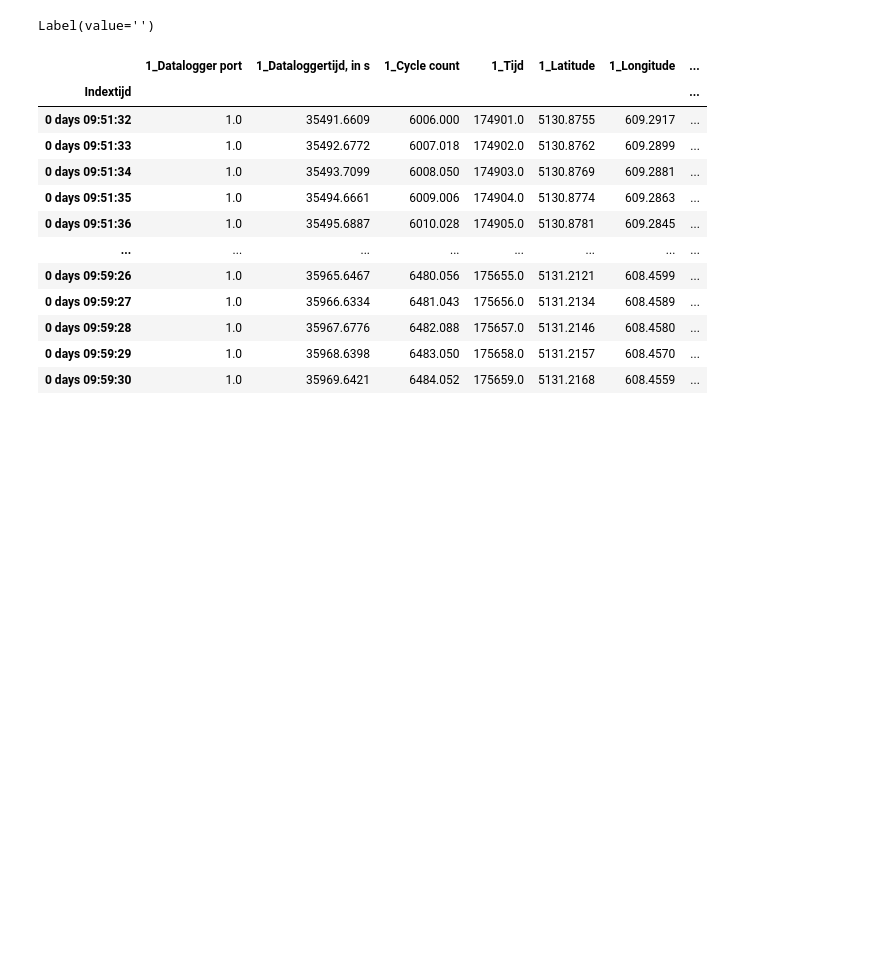
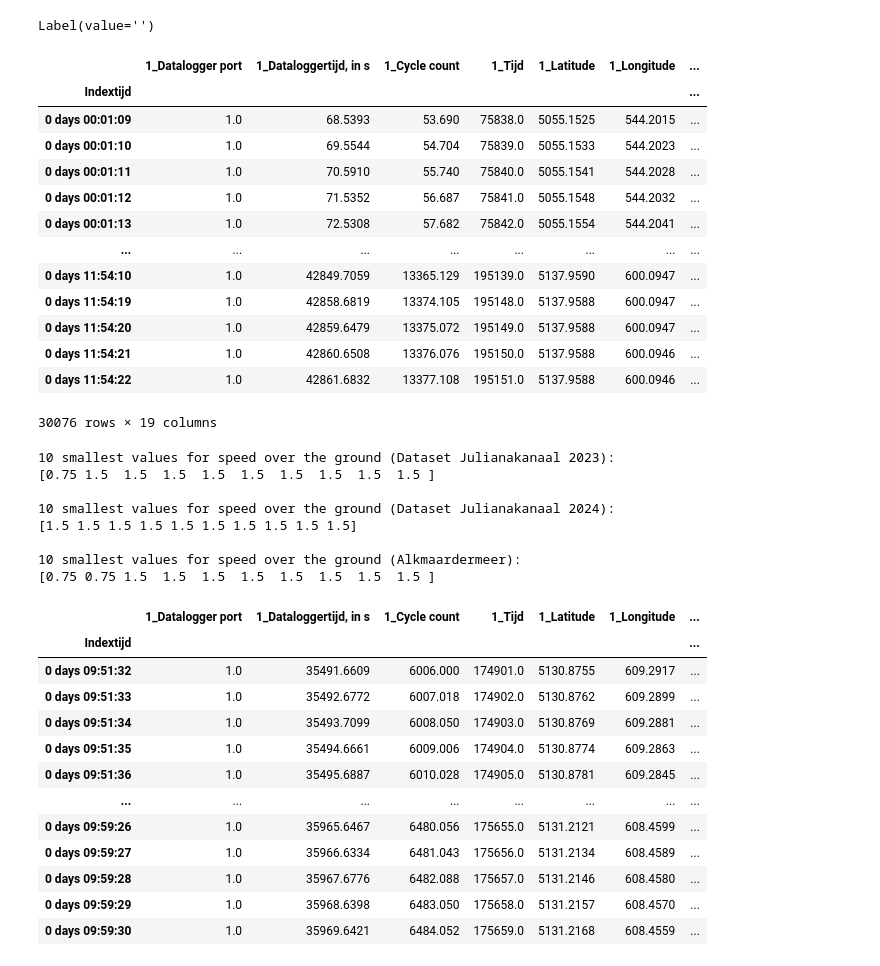
Before and after one commit to Qrax/Clean_Mobility, a Jupyter notebook: main.ipynb, the cells around one changed output. Saved outputs shown, nothing was run; the diff lists cells and outputs as text; code cells hidden in the pictures; blank space fills up the shorter version.

```diff
--- a/main.ipynb
+++ b/main.ipynb
@@ -50,6 +50,47 @@ if 'merged_df' in result_2023 and 'merged_df' in result_2024:
     merged_df_2023 = result_2023['merged_df'].copy()
     merged_df_2024 = result_2024['merged_df'].copy()
     merged_df_Alk = result_Alk['merged_df'].copy()
+# %%
+# Filter out rows where speed over the ground is 0 or NaN
+filtered_2023 = merged_df_2023[merged_df_2023['1_Snelheid over de grond in km/h'] > 0]
+filtered_2024 = merged_df_2024[merged_df_2024['1_Snelheid over de grond in km/h'] > 0]
+filtered_Alk = merged_df_Alk[merged_df_Alk['1_Snelheid over de grond in km/h'] > 0]
+
+# Display the first few rows of Dataset 2023 after filtering
+display(filtered_2023)
+
+# Print 10 smallest values of speed over the ground for each dataset
+print("10 smallest values for speed over the ground (Dataset Julianakanaal 2023):")
+print(filtered_2023['1_Snelheid over de grond in km/h'].nsmallest(10).values)
+
+print("\n10 smallest values for speed over the ground (Dataset Julianakanaal 2024):")
+print(filtered_2024['1_Snelheid over de grond in km/h'].nsmallest(10).values)
+
+print("\n10 smallest values for speed over the ground (Alkmaardermeer):")
+print(filtered_Alk['1_Snelheid over de grond in km/h'].nsmallest(10).values)
+# %% [output]
+|  | 1_Datalogger port | 1_Dataloggertijd, in s | 1_Cycle count | 1_Tijd | 1_Latitude | 1_Longitude | ... |
+| Indextijd |  |  |  |  |  |  | ... |
+| 0 days 00:01:09 | 1.0 | 68.5393 | 53.690 | 75838.0 | 5055.1525 | 544.2015 | ... |
+| 0 days 00:01:10 | 1.0 | 69.5544 | 54.704 | 75839.0 | 5055.1533 | 544.2023 | ... |
+| 0 days 00:01:11 | 1.0 | 70.5910 | 55.740 | 75840.0 | 5055.1541 | 544.2028 | ... |
+| 0 days 00:01:12 | 1.0 | 71.5352 | 56.687 | 75841.0 | 5055.1548 | 544.2032 | ... |
+| 0 days 00:01:13 | 1.0 | 72.5308 | 57.682 | 75842.0 | 5055.1554 | 544.2041 | ... |
+| ... | ... | ... | ... | ... | ... | ... | ... |
+| 0 days 11:54:10 | 1.0 | 42849.7059 | 13365.129 | 195139.0 | 5137.9590 | 600.0947 | ... |
+| 0 days 11:54:19 | 1.0 | 42858.6819 | 13374.105 | 195148.0 | 5137.9588 | 600.0947 | ... |
+| 0 days 11:54:20 | 1.0 | 42859.6479 | 13375.072 | 195149.0 | 5137.9588 | 600.0947 | ... |
+| 0 days 11:54:21 | 1.0 | 42860.6508 | 13376.076 | 195150.0 | 5137.9588 | 600.0946 | ... |
+| 0 days 11:54:22 | 1.0 | 42861.6832 | 13377.108 | 195151.0 | 5137.9588 | 600.0946 | ... |
+30076 rows × 19 columns
+10 smallest values for speed over the ground (Dataset Julianakanaal 2023):
+[0.75 1.5  1.5  1.5  1.5  1.5  1.5  1.5  1.5  1.5 ]
+
+10 smallest values for speed over the ground (Dataset Julianakanaal 2024):
+[1.5 1.5 1.5 1.5 1.5 1.5 1.5 1.5 1.5 1.5]
+
+10 smallest values for speed over the ground (Alkmaardermeer):
+[0.75 0.75 1.5  1.5  1.5  1.5  1.5  1.5  1.5  1.5 ]
 # %%
 # Filter out rows where latitude or longitude is 0 or NaN
 merged_df_2023_clean = merged_df_2023.dropna(subset=['1_Latitude', '1_Longitude', '1_Snelheid tenopzichte van het water in Kilometers per uur'])
```
Also changed, not shown: parts of 7 cells of this notebook.
